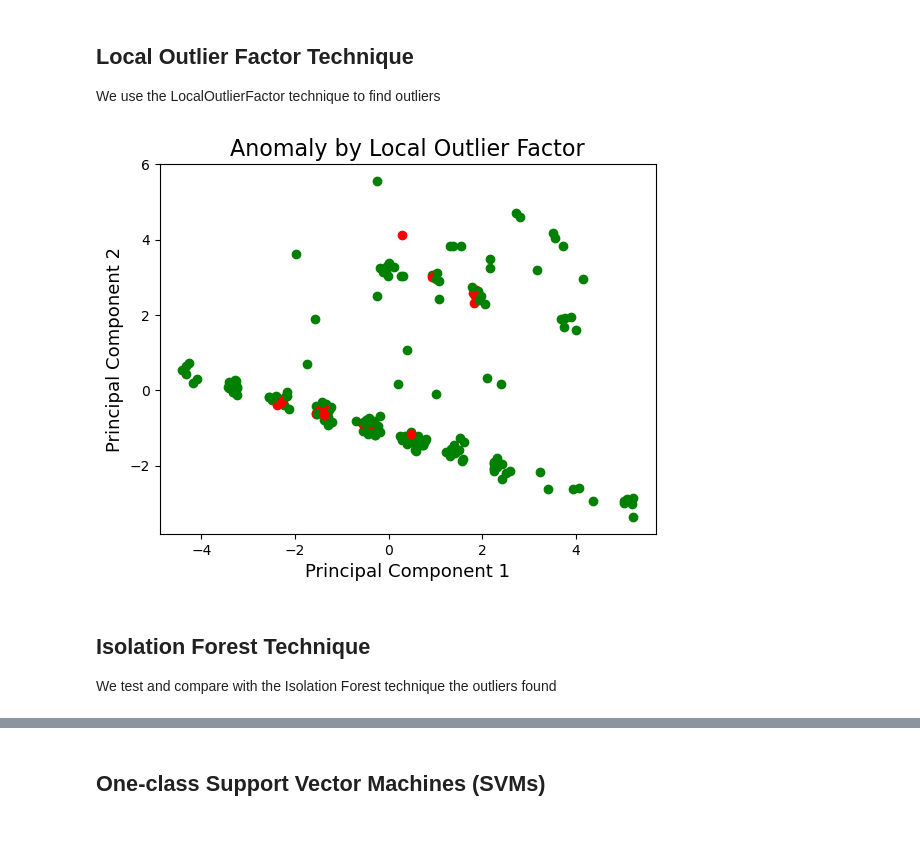
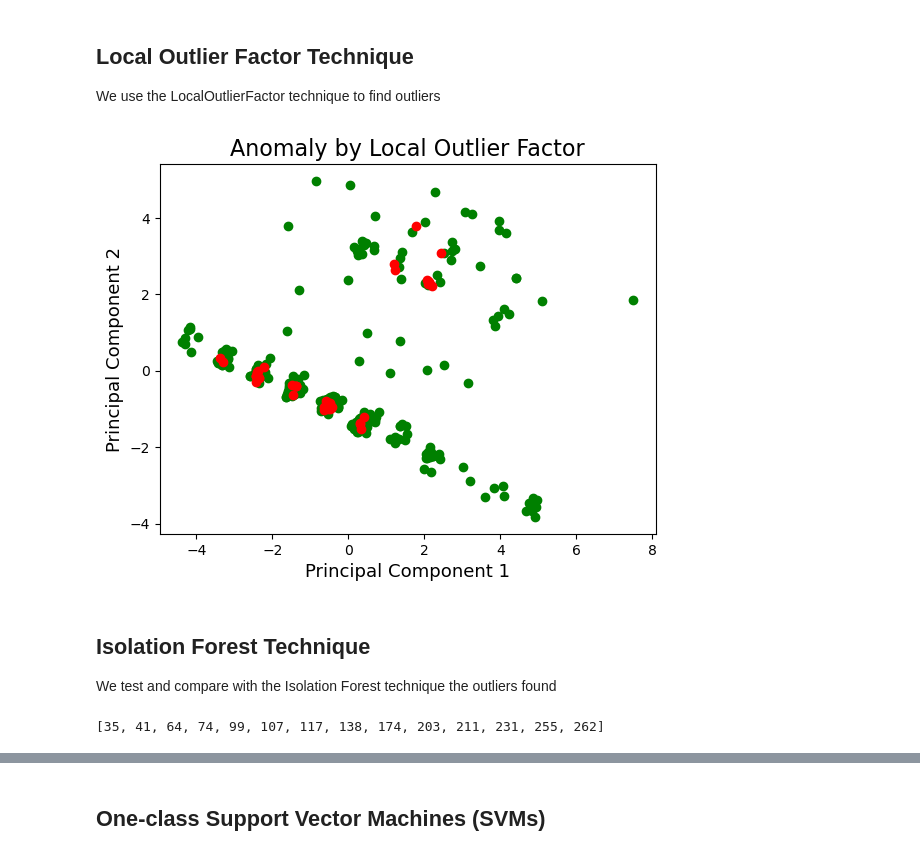
Before and after one commit to j2launay/breast_cancer_analysis, a Jupyter notebook: anomaly_detection.ipynb, the cells around one changed output, grey strips where cells are left out. Cells and saved outputs as stored; diff of their text form; code cells hidden in the pictures.

Commit message:
Include classification and explainability to anomaly detection

```diff
--- a/anomaly_detection.ipynb
+++ b/anomaly_detection.ipynb
@@ -83,7 +72,7 @@ from sklearn.neighbors import LocalOutlierFactor
 import numpy as np
 
 lof = LocalOutlierFactor(n_neighbors=15)
-lof.fit(X_train)
+lof.fit(df)
 
 # Calculate the outlier scores for each point
 lof_scores = lof.negative_outlier_factor_
@@ -92,32 +81,38 @@ lof_scores = lof.negative_outlier_factor_
 lof_outliers = np.argwhere(lof_scores > np.percentile(lof_scores, 85))
 # %%
 # Plot anomly
-colors=['green','red']
+def plot_anomaly(outliers, method_name):
+    colors=['green','red']
 
-for i in range(len(X_train)):
-    if i not in lof_outliers:
-        plt.scatter(components_df.iloc[i,0], components_df.iloc[i,1], color=colors[0]) # Not anomly
-    else:
-        plt.scatter(components_df.iloc[i,0], components_df.iloc[i,1], color=colors[1]) # anomly
-plt.xlabel('Principal Component 1',fontsize=13)
-plt.ylabel('Principal Component 2',fontsize=13)
-plt.title('Anomaly by Local Outlier Factor',fontsize=16)
-plt.show()
+    for i in range(components_df.shape[0]):
+        if i not in outliers:
+            plt.scatter(components_df.iloc[i,0], components_df.iloc[i,1], color=colors[0]) # Not anomaly
+    for i in outliers:
+        plt.scatter(components_df.iloc[i,0], components_df.iloc[i,1], color=colors[1]) # anomaly
+    plt.xlabel('Principal Component 1',fontsize=13)
+    plt.ylabel('Principal Component 2',fontsize=13)
+    plt.title('Anomaly by ' + method_name,fontsize=16)
+    plt.show()
-# %% [output]
-[figure, removed]
+# %%
+plot_anomaly(lof_outliers, "Local Outlier Factor")
+# %% [output]
+[figure, added]
 # %% [markdown]
 ## Isolation Forest Technique
 We test and compare with the Isolation Forest technique the outliers found
 # %%
 from sklearn.ensemble import IsolationForest
 
-model = IsolationForest(n_estimators=2000, max_samples='auto', contamination=0.175, random_state=42)#contamination=0.05)
-model.fit(X_train)
-model.fit(components_df)
+model = IsolationForest(contamination=0.05, max_features=0.8, max_samples=0.8, n_estimators=2000, random_state=42)
+model.fit(df)
+#model.fit(components_df)
 
 # Calculate the outlier scores for each point
-#ir_scores = model.decision_function(X_train)
-ir_scores = model.decision_function(components_df)
+ir_scores = model.decision_function(df)
+#ir_scores = model.decision_function(components_df)
 
 # Identify the points with the highest outlier scores
-ir_outliers = np.argwhere(ir_scores < np.percentile(ir_scores, 17))
+ir_outliers = np.where(ir_scores < 0)[0].tolist() #np.argwhere(ir_scores < np.percentile(ir_scores, 17))
+ir_outliers
+# %% [output]
+[35, 41, 64, 74, 99, 107, 117, 138, 174, 203, 211, 231, 255, 262]
```
Also changed, not shown: parts of 17 cells of this notebook, 1 other file.
